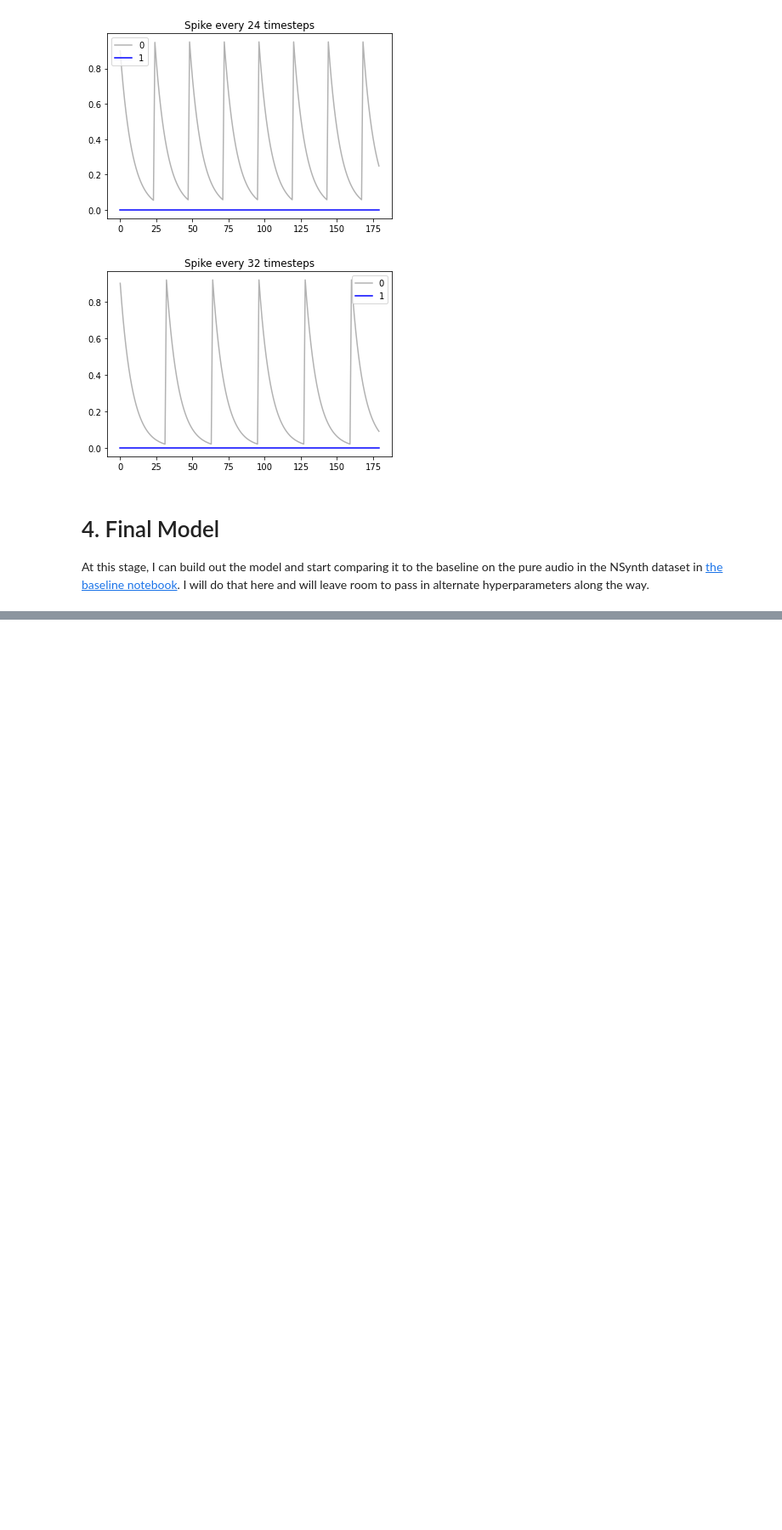
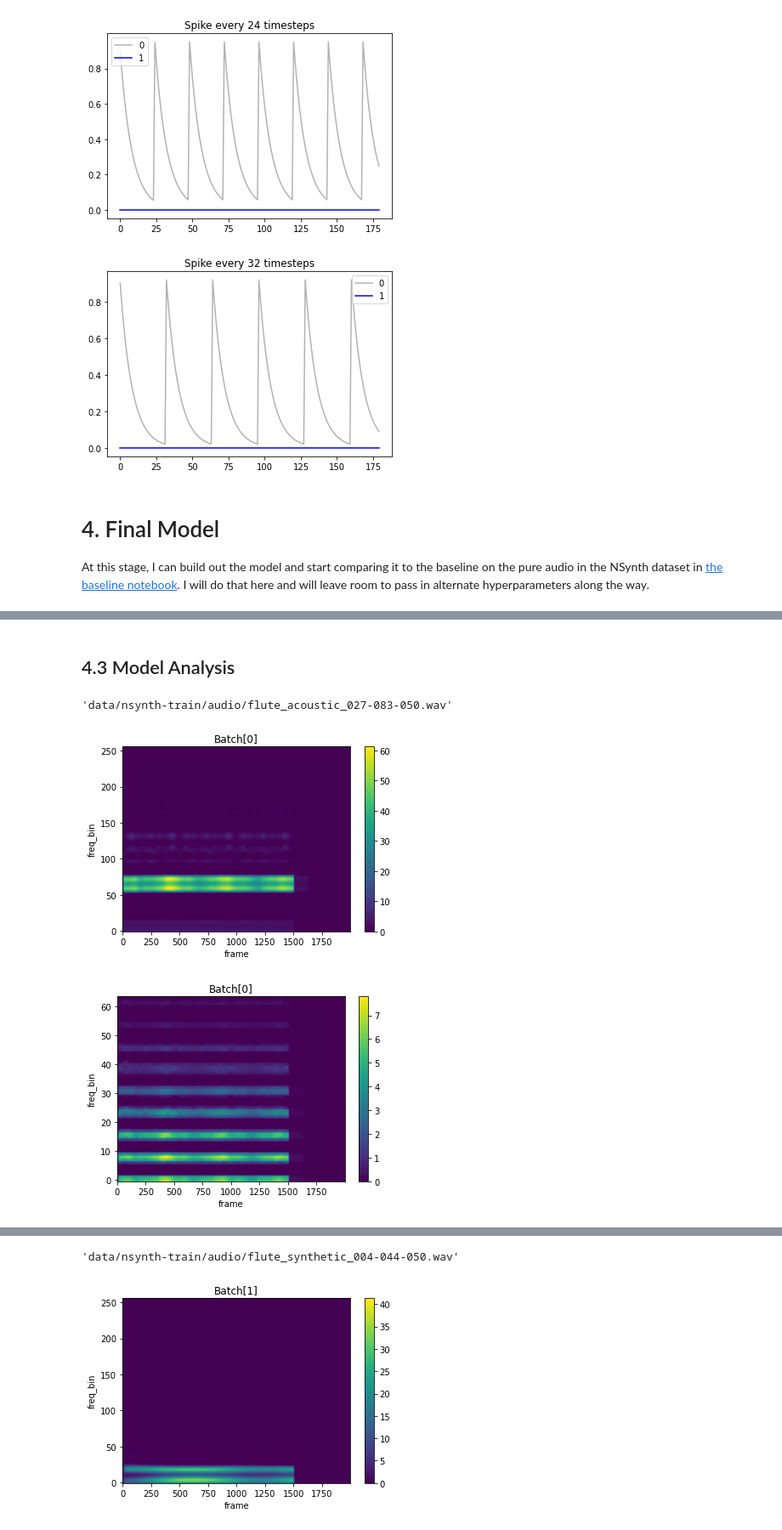
Before and after one commit to kmaragon/CM3070, a Jupyter notebook: Complete Model.ipynb, the cells around one changed output, grey strips where cells are left out. Shown at 85% size. Cells and saved outputs as stored; diff of their text form; code cells hidden in the pictures; blank space fills up the shorter version.

Commit message:
Cehckpoint before being required to leave

```diff
--- a/Complete Model.ipynb
+++ b/Complete Model.ipynb
@@ -1083,0 +1135,15 @@ loss_fn = nn.L1Loss(reduction='mean')
+# %%
+
+device = torch.device(str("cuda:0") if torch.cuda.is_available() else "cpu")
+#device = torch.device('cpu')
+model = AudioIdentificationModel(1, sr=16000).to(device)
+
+torch.cuda.empty_cache()
+
+epochs = 20
+train_batch_size = 25
+cycles_per_batch = 1
+
+# validation can be bigger due to gradient tracking being off
+valid_batch_size = 50
+validation_loss = math.inf
@@ -1173,0 +1390,26 @@ _output_hidden.bias torch.Size([1]) tensor([0.0143])
+# %% [markdown]
+## 4.3 Model Analysis
+# %%
+model = AudioIdentificationModel(1, sr=16000).to(device)
+torch.cuda.empty_cache()
+model.load_state_dict(torch.load('final-model-flute.pth'))
+
+x, targets, files = next(iter(flute_train_dataloader))
+
+model.eval()
+model.reset()
+with torch.no_grad():
+    mel = model._melspectrogram(x, sr=sample_rate, final=True)
+
+    # Show the spectrograms
+    display(files[0])
+    plot_spectrogram(mel[0], 'Batch[0]')
+    display(Audio(x[0], rate = sample_rate))
+
+    display(files[1])
+    plot_spectrogram(mel[1], 'Batch[1]')
+    display(Audio(x[1], rate = sample_rate))
+# %% [output]
+'data/nsynth-train/audio/flute_acoustic_027-083-050.wav'
+[figure, added]
+[figure, added]
@@ -1173,0 +1417,2 @@ _output_hidden.bias torch.Size([1]) tensor([0.0143])
+'data/nsynth-train/audio/flute_synthetic_004-044-050.wav'
+[figure, added]
```
Also changed, not shown: parts of 30 cells of this notebook.
